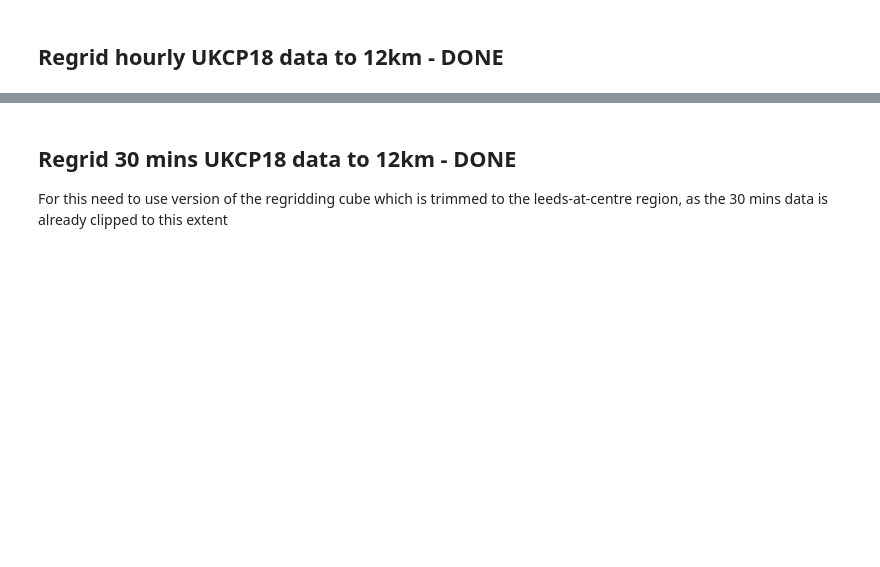
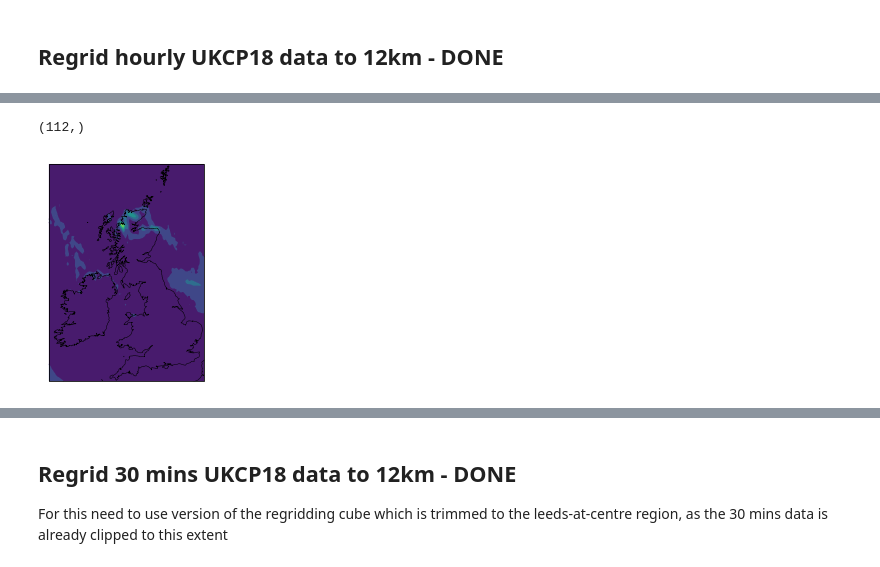
Before and after one commit to masher92/UKCP18, a Jupyter notebook: DataProcessing/Regridding/Regrid_to_12_and_2.2km.ipynb, the cells around one changed output, grey strips where cells are left out. Drawn from its saved outputs; the diff is of its cells as text; code cells hidden in the pictures; blank space fills up the shorter version.

```diff
--- a/DataProcessing/Regridding/Regrid_to_12_and_2.2km.ipynb
+++ b/DataProcessing/Regridding/Regrid_to_12_and_2.2km.ipynb
@@ -53,0 +90,9 @@ yrs_range = '2002_2020'
+# %%
+cube_12km.coord('projection_y_coordinate').shape
+# %% [output]
+(112,)
+# %%
+iplt.contourf(cube_12km[0,1,:,:])
+plt.gca().coastlines(resolution='10m', color='black', linewidth=0.5);
+# %% [output]
+[figure, added]
```
Also changed, not shown: parts of 19 cells of this notebook, 3 other files.
